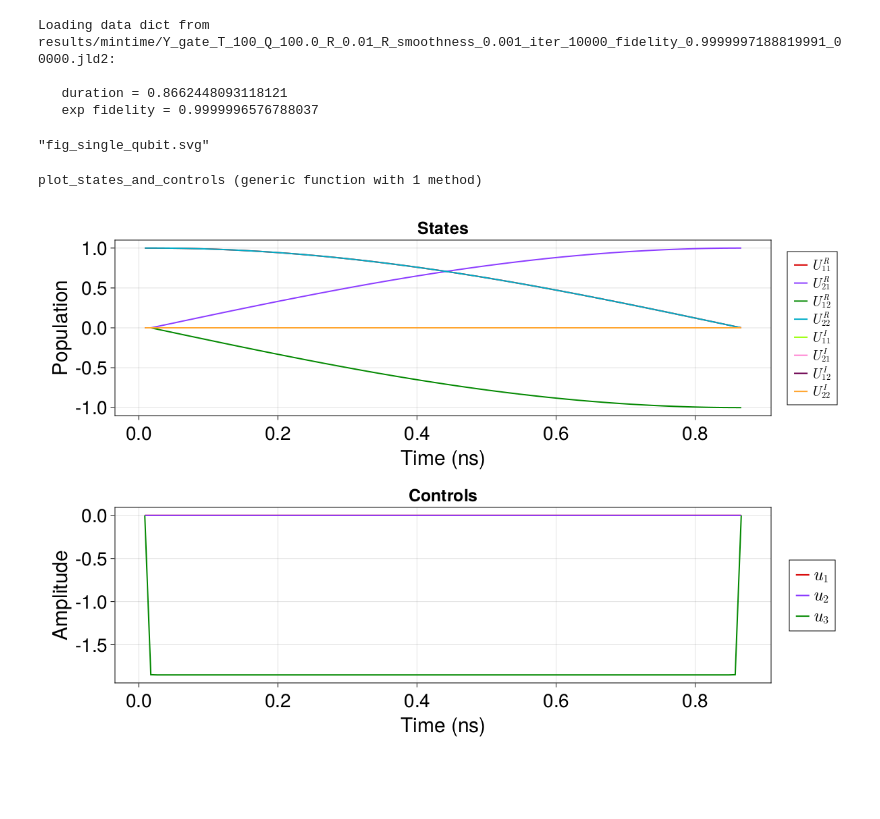
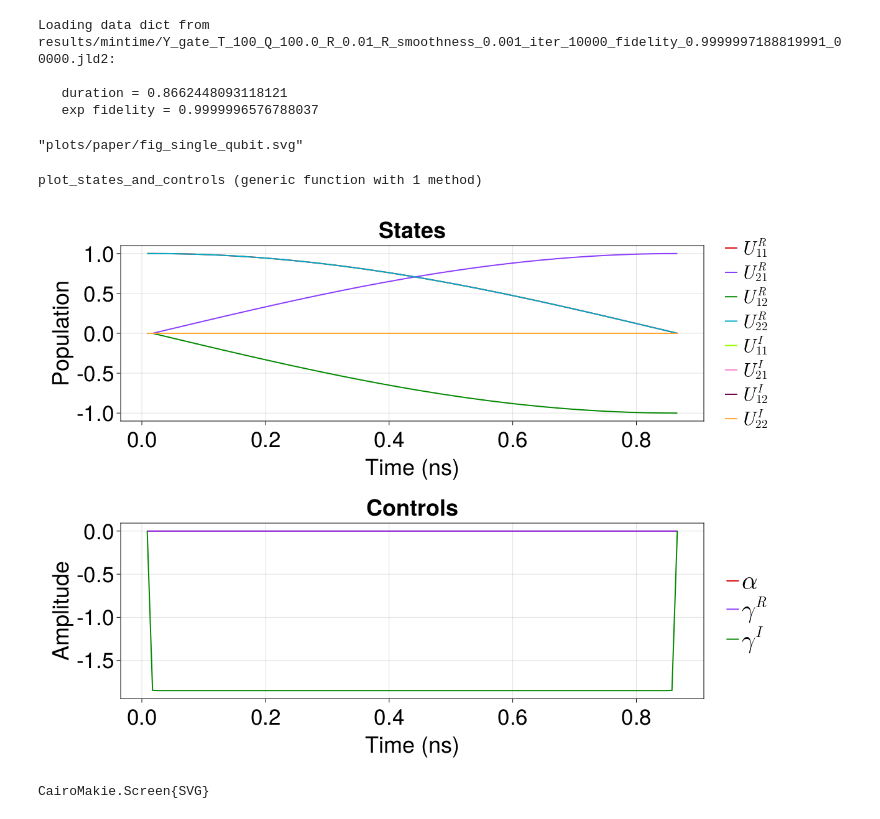
Before and after one commit to kestrelquantum/QuantumCollocation.jl, a Jupyter notebook: examples/single_qubit/figures_makie.ipynb, the cells around one changed output. Saved outputs shown, nothing was run; the diff lists cells and outputs as text; code cells hidden in the pictures; blank space fills up the shorter version.

```diff
--- a/examples/single_qubit/figures_makie.ipynb
+++ b/examples/single_qubit/figures_makie.ipynb
@@ -7,36 +7,36 @@ using LaTeXStrings
 data_path = "results/mintime/Y_gate_T_100_Q_100.0_R_0.01_R_smoothness_0.001_iter_10000_fidelity_0.9999997188819991_00000.jld2"
 traj = load_problem(data_path; return_data=true)["trajectory"]
 plot_dir = "plots/paper"
-plot_path = "fig_single_qubit.svg"
+plot_path = joinpath(plot_dir, "fig_single_qubit.svg")
 # %% [output]
 Loading data dict from results/mintime/Y_gate_T_100_Q_100.0_R_0.01_R_smoothness_0.001_iter_10000_fidelity_0.9999997188819991_00000.jld2:
 
    duration = 0.8662448093118121
    exp fidelity = 0.9999996576788037
-"fig_single_qubit.svg"
+"plots/paper/fig_single_qubit.svg"
 # %%
 function plot_states_and_controls(
     states::AbstractMatrix{<:Real},
     controls::AbstractMatrix{<:Real},
     times::AbstractVector{<:Real};
     # style keyword arguments
-    res::Tuple{Int, Int}=(1200, 800),
-    titlesize::Int=25,
+    res::Tuple{Int, Int}=(1200, 900),
+    titlesize::Int=36,
     series_color::Symbol=:glasbey_bw_minc_20_n256,
     ignored_labels::Union{Symbol, Vector{Symbol}, Tuple{Vararg{Symbol}}} =
         Symbol[],
-    dt_name::Union{Symbol,Nothing}=nothing,
-    labelsize=27,
-    xticksize = 28,
-    yticksize = 28,
-    xsize = 30,
-    ysize = 30,
+    labelsize=40,
+    xticksize = 35,
+    yticksize = 35,
+    xsize = 36,
+    ysize = 36,
     title_states="States",
     labels_states=nothing,
     ylabel_states="Population",
     title_controls="Controls",
     labels_controls=[L"u_%$i" for i = 1:size(controls, 1)],
     ylabel_controls="Amplitude",
+    label_time=L"Time $(\mu s)$",
 )
 
     fig = Figure(resolution=res)
@@ -56,7 +56,7 @@ function plot_states_and_controls(
     series!(ax_states, times, states; color=series_color, labels=labels_states)
 
     if !isnothing(labels_states)
-        Legend(fig[1, 2], ax_states, labelsize=4labelsize ÷ 5)
+        Legend(fig[1, 2], ax_states, labelsize=4labelsize ÷ 5, framevisible=false)
     end
 
     ax_controls = Axis(
@@ -73,7 +73,7 @@ function plot_states_and_controls(
 
     series!(ax_controls, times, controls; color=series_color, labels=labels_controls)
 
-    Legend(fig[2, 2], ax_controls, labelsize=labelsize)
+    Legend(fig[2, 2], ax_controls, labelsize=labelsize, framevisible=false)
 
     return fig
 end
@@ -82,10 +82,16 @@ plot_states_and_controls (generic function with 1 method)
 # %%
 x = traj.Ũ⃗
 u = vcat(traj.α, traj.γ)
 ts = times(traj)
 
 U_labels = [L"U_{11}^R", L"U_{21}^R", L"U_{12}^R", L"U_{22}^R", L"U_{11}^I", L"U_{21}^I", L"U_{12}^I", L"U_{22}^I"]
 
-fig = plot_states_and_controls(x, u, ts; labels_states=U_labels)
+labels_controls = [L"\alpha", L"\gamma^R", L"\gamma^I"]
+
+fig = plot_states_and_controls(x, u, ts; labels_states=U_labels, labels_controls=labels_controls)
 # %% [output]
-[figure, old version]
+[figure, new version]
+# %%
+save(plot_path, fig)
+# %% [output]
+CairoMakie.Screen{SVG}
```
Also changed, not shown: 2 other files.
